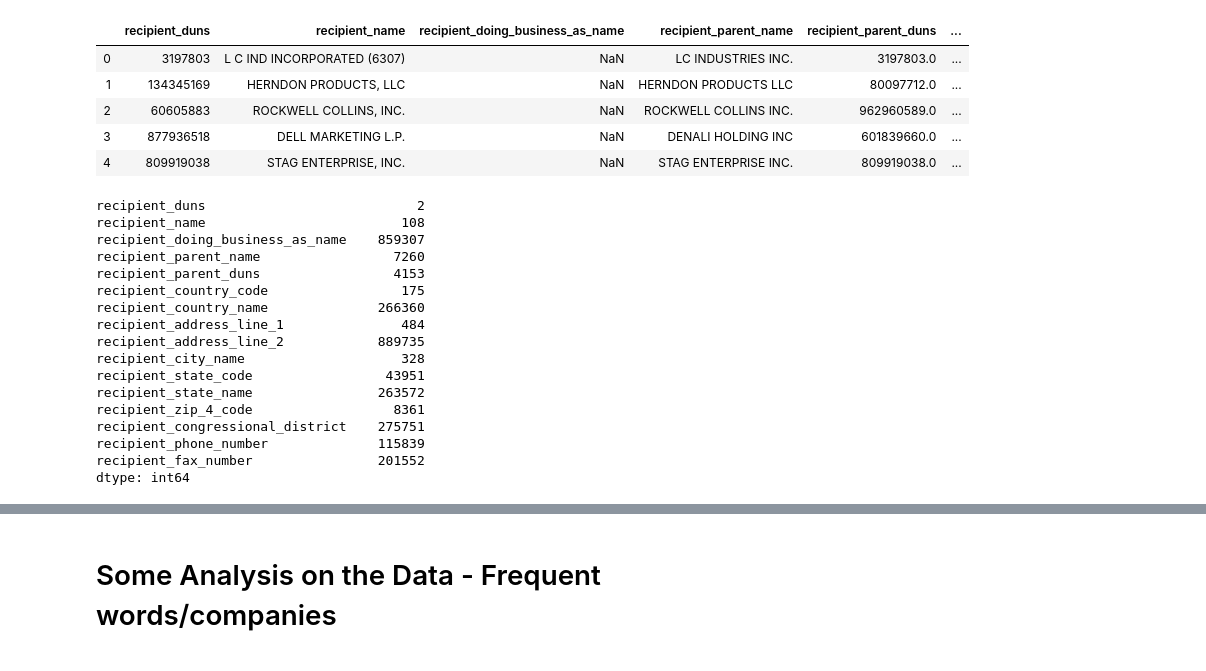
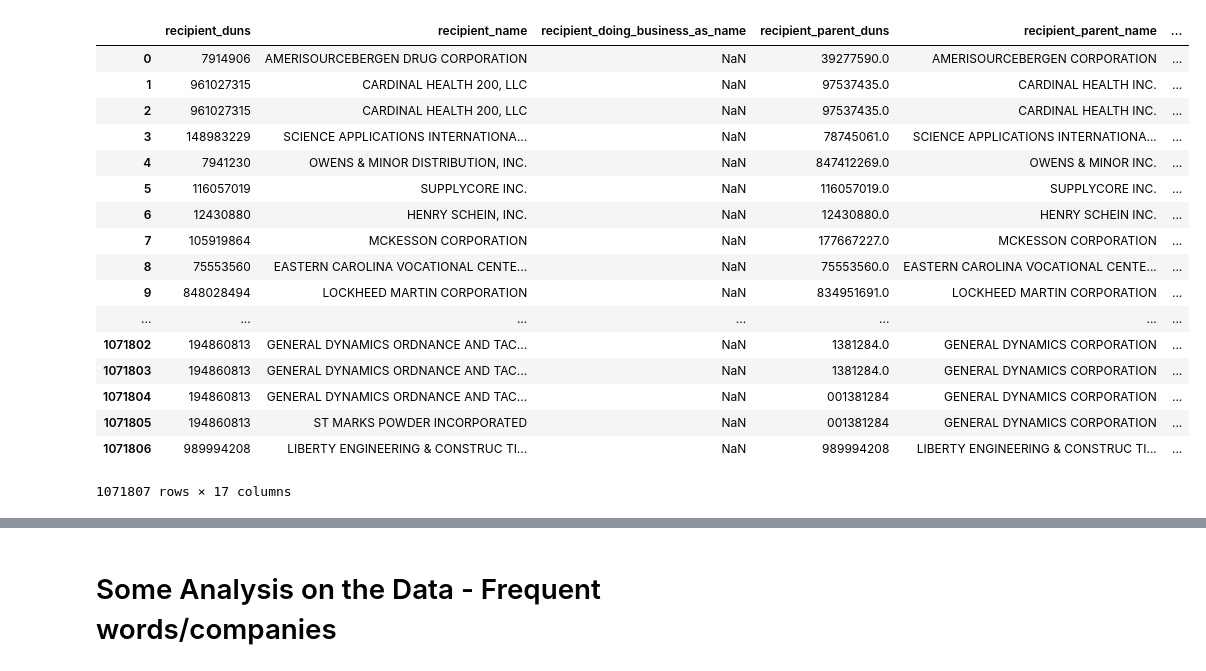
Before and after one commit to AlpAribal/idp-ws19, a Jupyter notebook: experiments.ipynb, the cells around one changed output, grey strips where cells are left out. Cells and saved outputs as stored; diff of their text form; code cells hidden in the pictures.

```diff
--- a/experiments.ipynb
+++ b/experiments.ipynb
@@ -52,3 +65,3 @@ KeyboardInterrupt:
 # %%
-df = csv_handlers.get_recipient_data_from_csv("data/all_recipients.csv")
+df = csv_handlers.get_recipient_data_from_csv("data_full/all_recipients.csv")
 # %% [output]
@@ -56,29 +69,21 @@ df = csv_handlers.get_recipient_data_from_csv("data/all_recipients.csv")
-# %%
-df.head() # 897974 rows
-# %% [output]
-|  | recipient_duns | recipient_name | recipient_doing_business_as_name | recipient_parent_name | recipient_parent_duns | ... |
-| 0 | 3197803 | L C IND INCORPORATED (6307) | NaN | LC INDUSTRIES INC. | 3197803.0 | ... |
-| 1 | 134345169 | HERNDON PRODUCTS, LLC | NaN | HERNDON PRODUCTS LLC | 80097712.0 | ... |
-| 2 | 60605883 | ROCKWELL COLLINS, INC. | NaN | ROCKWELL COLLINS INC. | 962960589.0 | ... |
-| 3 | 877936518 | DELL MARKETING L.P. | NaN | DENALI HOLDING INC | 601839660.0 | ... |
-| 4 | 809919038 | STAG ENTERPRISE, INC. | NaN | STAG ENTERPRISE INC. | 809919038.0 | ... |
 # %%
-df.isnull().sum()
+df
 # %% [output]
+|  | recipient_duns | recipient_name | recipient_doing_business_as_name | recipient_parent_duns | recipient_parent_name | ... |
+| 0 | 7914906 | AMERISOURCEBERGEN DRUG CORPORATION | NaN | 39277590.0 | AMERISOURCEBERGEN CORPORATION | ... |
+| 1 | 961027315 | CARDINAL HEALTH 200, LLC | NaN | 97537435.0 | CARDINAL HEALTH INC. | ... |
+| 2 | 961027315 | CARDINAL HEALTH 200, LLC | NaN | 97537435.0 | CARDINAL HEALTH INC. | ... |
+| 3 | 148983229 | SCIENCE APPLICATIONS INTERNATIONA... | NaN | 78745061.0 | SCIENCE APPLICATIONS INTERNATIONA... | ... |
+| 4 | 7941230 | OWENS & MINOR DISTRIBUTION, INC. | NaN | 847412269.0 | OWENS & MINOR INC. | ... |
+| 5 | 116057019 | SUPPLYCORE INC. | NaN | 116057019.0 | SUPPLYCORE INC. | ... |
+| 6 | 12430880 | HENRY SCHEIN, INC. | NaN | 12430880.0 | HENRY SCHEIN INC. | ... |
+| 7 | 105919864 | MCKESSON CORPORATION | NaN | 177667227.0 | MCKESSON CORPORATION | ... |
+| 8 | 75553560 | EASTERN CAROLINA VOCATIONAL CENTE... | NaN | 75553560.0 | EASTERN CAROLINA VOCATIONAL CENTE... | ... |
+| 9 | 848028494 | LOCKHEED MARTIN CORPORATION | NaN | 834951691.0 | LOCKHEED MARTIN CORPORATION | ... |
+| ... | ... | ... | ... | ... | ... | ... |
+| 1071802 | 194860813 | GENERAL DYNAMICS ORDNANCE AND TAC... | NaN | 1381284.0 | GENERAL DYNAMICS CORPORATION | ... |
+| 1071803 | 194860813 | GENERAL DYNAMICS ORDNANCE AND TAC... | NaN | 1381284.0 | GENERAL DYNAMICS CORPORATION | ... |
+| 1071804 | 194860813 | GENERAL DYNAMICS ORDNANCE AND TAC... | NaN | 001381284 | GENERAL DYNAMICS CORPORATION | ... |
+| 1071805 | 194860813 | ST MARKS POWDER INCORPORATED | NaN | 001381284 | GENERAL DYNAMICS CORPORATION | ... |
+| 1071806 | 989994208 | LIBERTY ENGINEERING & CONSTRUC TI... | NaN | 989994208 | LIBERTY ENGINEERING & CONSTRUC TI... | ... |
-recipient_duns                           2
-recipient_name                         108
-recipient_doing_business_as_name    859307
-recipient_parent_name                 7260
-recipient_parent_duns                 4153
-recipient_country_code                 175
-recipient_country_name              266360
-recipient_address_line_1               484
-recipient_address_line_2            889735
-recipient_city_name                    328
-recipient_state_code                 43951
-recipient_state_name                263572
-recipient_zip_4_code                  8361
-recipient_congressional_district    275751
-recipient_phone_number              115839
-recipient_fax_number                201552
-dtype: int64
+1071807 rows × 17 columns
```
Also changed, not shown: parts of 22 cells of this notebook, 2 other files.
